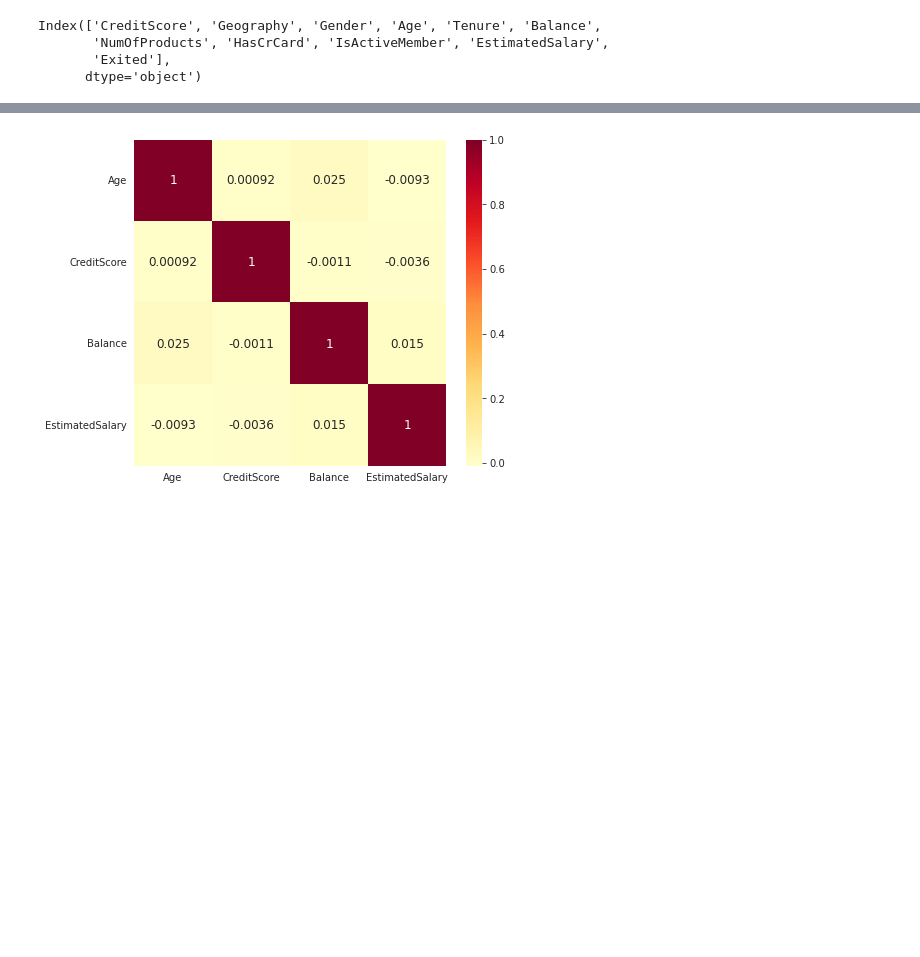
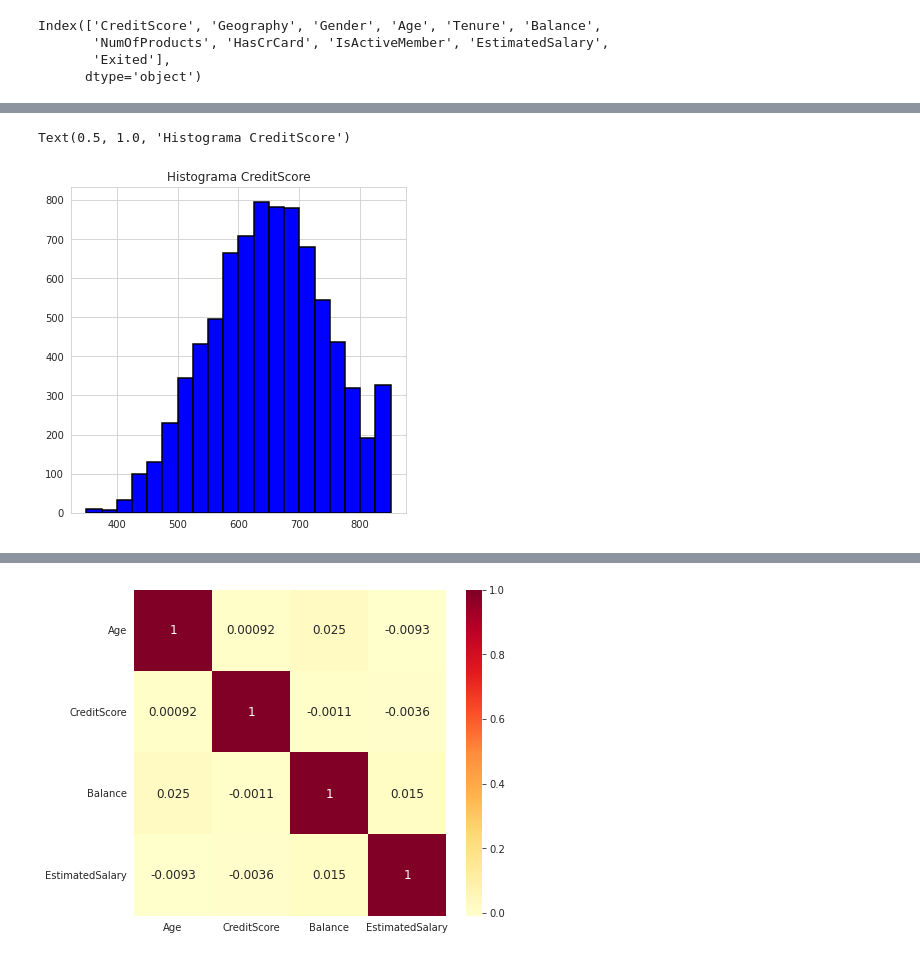
Before and after one commit to Data-Analytical-Thinking/Projeto_FMF, a Jupyter notebook: Cópia_de_Versão_original_bank_customer_churn_prediction.ipynb, the cells around one changed output, grey strips where cells are left out. Cells and saved outputs as stored; diff of their text form; code cells hidden in the pictures; blank space fills up the shorter version.

```diff
--- a/Cópia_de_Versão_original_bank_customer_churn_prediction.ipynb
+++ b/Cópia_de_Versão_original_bank_customer_churn_prediction.ipynb
@@ -717,0 +717,14 @@ train_df[continuous].hist(figsize=(12, 10),
+# %%
+#Gerando histograma para identificar a distribuição de frequências do CreditScore
+
+train_df['CreditScore'].hist(figsize=(6, 6),
+                          bins=20,
+                          #layout=(2, 2),
+                          color='blue',
+                          edgecolor='black',
+                          linewidth=1.5);
+
+plt.title('Histograma CreditScore')
+# %% [output]
+Text(0.5, 1.0, 'Histograma CreditScore')
+[figure, added]
```
Also changed, not shown: parts of 19 cells of this notebook.
